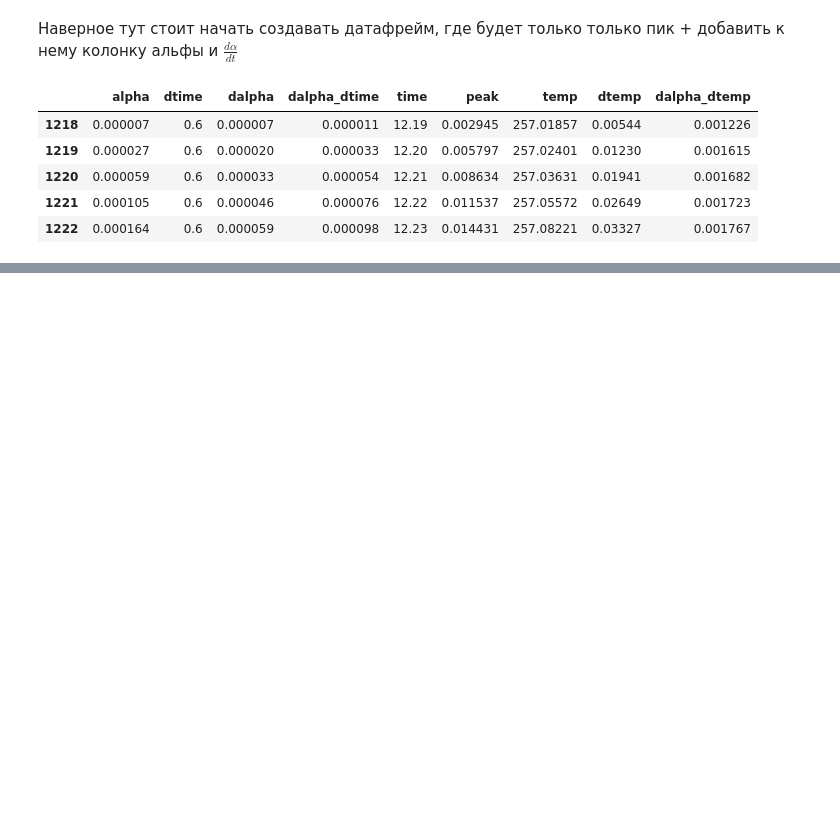
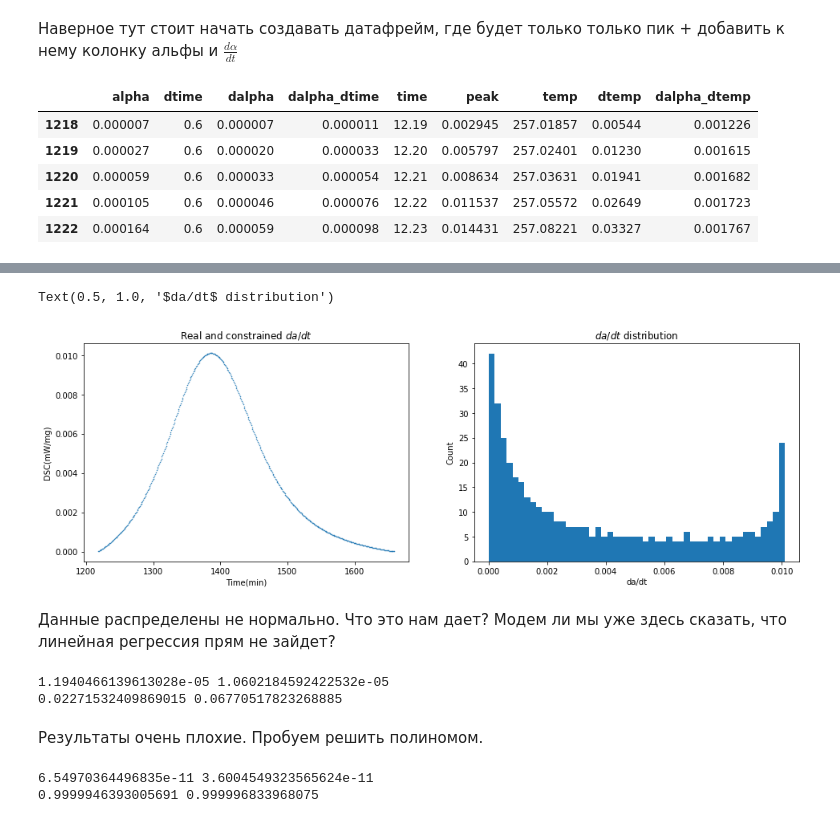
Before and after one commit to YarikineZ/DS_final_project, a Jupyter notebook: Final project.ipynb, the cells around one changed output, grey strips where cells are left out. Cells and saved outputs as stored; diff of their text form; code cells hidden in the pictures; blank space fills up the shorter version.

```diff
--- a/Final project.ipynb
+++ b/Final project.ipynb
@@ -201,0 +229,22 @@ plt.legend()
+# %%
+#X = processed_df.drop(columns="dalpha_dtime")#
+X = processed_df[["alpha", "temp"]]
+y = processed_df["dalpha_dtime"]
+# %%
+fig, ax = plt.subplots(1, 2, figsize = (16, 5))
+
+ax[0].plot(y, ".", markersize = 1, label = "Experimental da/dt")
+
+ax[0].set_xlabel("Time(min)")
+ax[0].set_ylabel('DSC(mW/mg)')
+ax[0].set_title('Real and constrained $da/dt$')
+
+ax[1].hist(y, bins = 50)
+ax[1].set_xlabel("da/dt")
+ax[1].set_ylabel('Count')
+ax[1].set_title('$da/dt$ distribution')
+# %% [output]
+Text(0.5, 1.0, '$da/dt$ distribution')
+[figure, added]
+# %% [markdown]
+Данные распределены не нормально. Что это нам дает? Модем ли мы уже здесь сказать, что линейная регрессия прям не зайдет?
@@ -201,0 +254,52 @@ plt.legend()
+# %%
+from sklearn.linear_model import LinearRegression
+from sklearn.metrics import mean_squared_error
+from sklearn.metrics import r2_score
+
+lr = linear_model.LinearRegression(fit_intercept=False, normalize=True)
+lr.fit(X_train, y_train)
+
+testPred = lr.predict(X_test)
+trainPred = lr.predict(X_train)
+
+testPred = lr.predict(X_test)
+trainPred = lr.predict(X_train)
+
+mse_lr_train =  mean_squared_error(y_train, trainPred)
+mse_lr_test =  mean_squared_error(y_test, testPred)
+
+r2_score_train = r2_score(y_train, trainPred)
+r2_score_test =  r2_score(y_test, testPred)
+
+print(mse_lr_test, mse_lr_train)
+print(r2_score_test, r2_score_train)
+# %% [output]
+1.1940466139613028e-05 1.0602184592422532e-05
+0.02271532409869015 0.06770517823268885
+# %% [markdown]
+Результаты очень плохие. Пробуем решить полиномом.
+# %%
+from sklearn.pipeline import make_pipeline
+from sklearn.preprocessing import PolynomialFeatures
+
+poly = make_pipeline(PolynomialFeatures(degree=3),
+                    LinearRegression(fit_intercept=False))
+poly.fit(X, y)
+
+testPred = poly.predict(X_test)
+trainPred = poly.predict(X_train)
+
+testPred = poly.predict(X_test)
+trainPred = poly.predict(X_train)
+
+mse_lr_train =  mean_squared_error(y_train, trainPred)
+mse_lr_test =  mean_squared_error(y_test, testPred)
+
+r2_score_train = r2_score(y_train, trainPred)
+r2_score_test =  r2_score(y_test, testPred)
+
+print(mse_lr_test, mse_lr_train)
+print(r2_score_test, r2_score_train)
+# %% [output]
+6.54970364496835e-11 3.6004549323565624e-11
+0.9999946393005691 0.999996833968075
```
Also changed, not shown: parts of 10 cells of this notebook.
